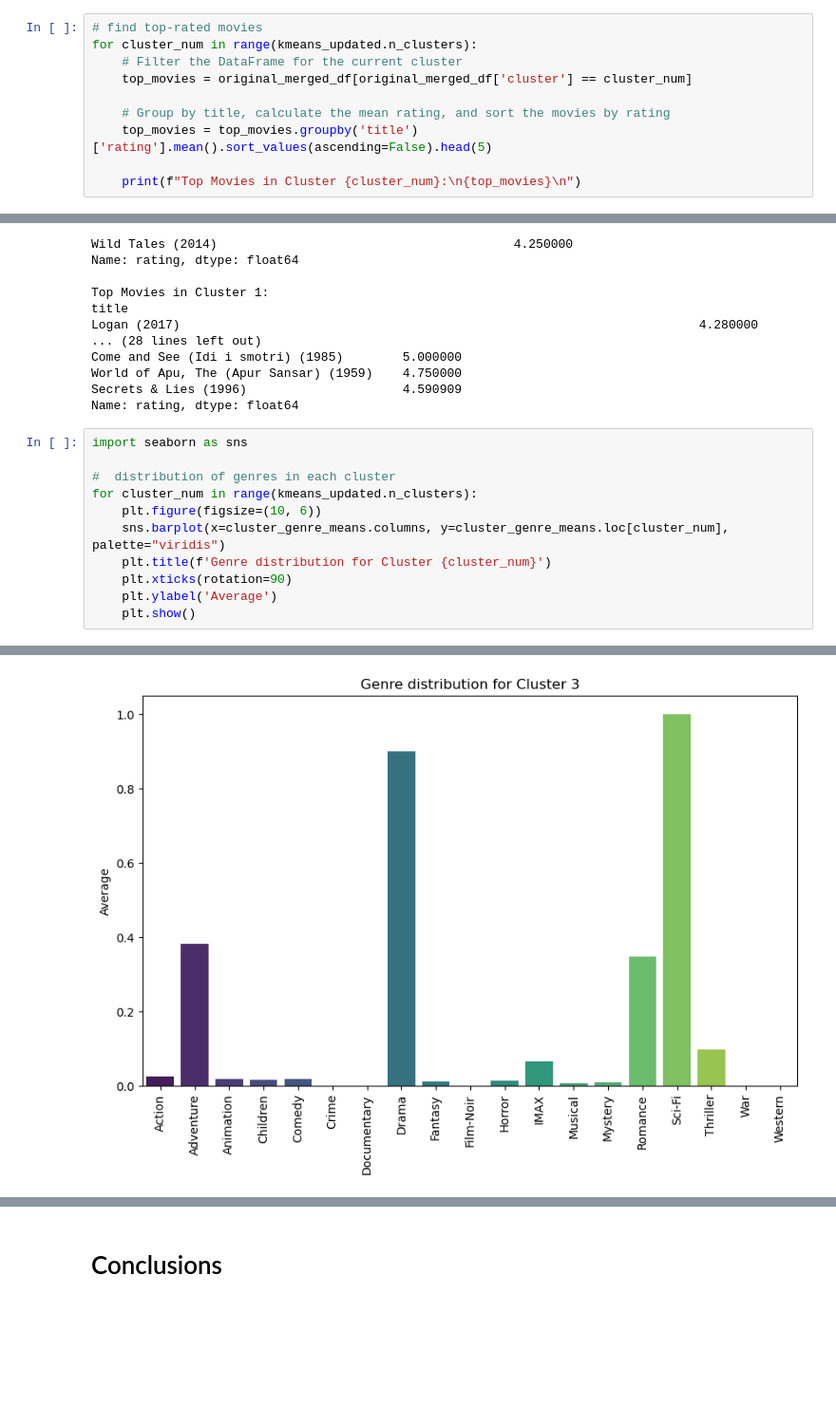
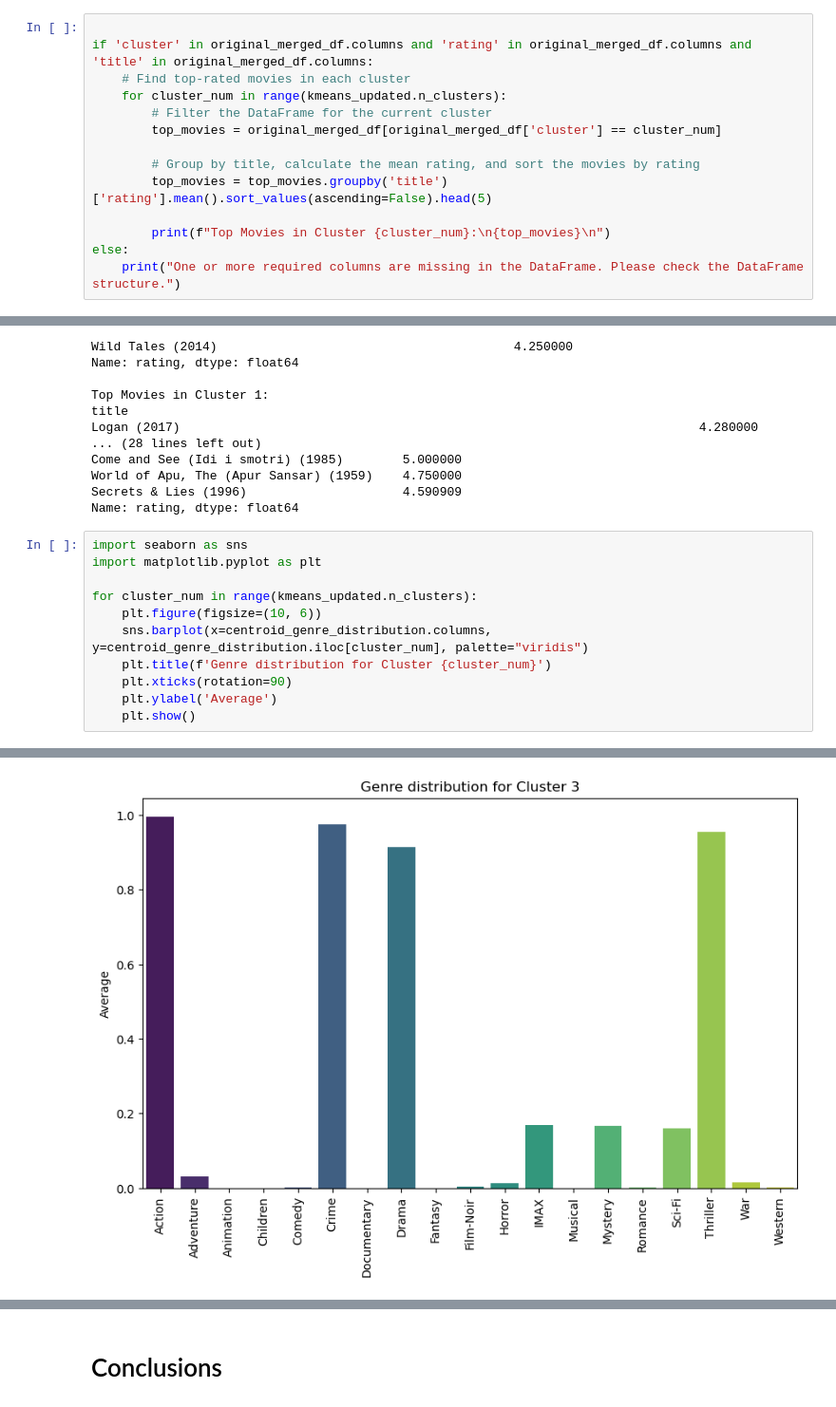
Before and after one commit to jguzzo522/movierec, a Jupyter notebook: movierecnotebook.ipynb, the cells around one changed output, grey strips where cells are left out. Shown at 95% size. Saved outputs shown, nothing was run; the diff lists cells and outputs as text; blank space fills up the shorter version.

```diff
--- a/movierecnotebook.ipynb
+++ b/movierecnotebook.ipynb
@@ -1707,13 +1749,17 @@ cluster
 # %%
-# find top-rated movies
-for cluster_num in range(kmeans_updated.n_clusters):
-    # Filter the DataFrame for the current cluster
-    top_movies = original_merged_df[original_merged_df['cluster'] == cluster_num]
 
-    # Group by title, calculate the mean rating, and sort the movies by rating
-    top_movies = top_movies.groupby('title')['rating'].mean().sort_values(ascending=False).head(5)
+if 'cluster' in original_merged_df.columns and 'rating' in original_merged_df.columns and 'title' in original_merged_df.columns:
+    # Find top-rated movies in each cluster
+    for cluster_num in range(kmeans_updated.n_clusters):
+        # Filter the DataFrame for the current cluster
+        top_movies = original_merged_df[original_merged_df['cluster'] == cluster_num]
 
-    print(f"Top Movies in Cluster {cluster_num}:\n{top_movies}\n")
+        # Group by title, calculate the mean rating, and sort the movies by rating
+        top_movies = top_movies.groupby('title')['rating'].mean().sort_values(ascending=False).head(5)
+
+        print(f"Top Movies in Cluster {cluster_num}:\n{top_movies}\n")
+else:
+    print("One or more required columns are missing in the DataFrame. Please check the DataFrame structure.")
 # %% [output]
 Top Movies in Cluster 0:
 title
@@ -1734,11 +1780,11 @@ Secrets & Lies (1996)                     4.590909
 Name: rating, dtype: float64
 # %%
 import seaborn as sns
+import matplotlib.pyplot as plt
 
-#  distribution of genres in each cluster
 for cluster_num in range(kmeans_updated.n_clusters):
     plt.figure(figsize=(10, 6))
-    sns.barplot(x=cluster_genre_means.columns, y=cluster_genre_means.loc[cluster_num], palette="viridis")
+    sns.barplot(x=centroid_genre_distribution.columns, y=centroid_genre_distribution.iloc[cluster_num], palette="viridis")
     plt.title(f'Genre distribution for Cluster {cluster_num}')
     plt.xticks(rotation=90)
     plt.ylabel('Average')
@@ -1750 +1796 @@ for cluster_num in range(kmeans_updated.n_clusters):
-[figure, old version]
+[figure, new version]
```
Also changed, not shown: parts of 10 cells of this notebook.
